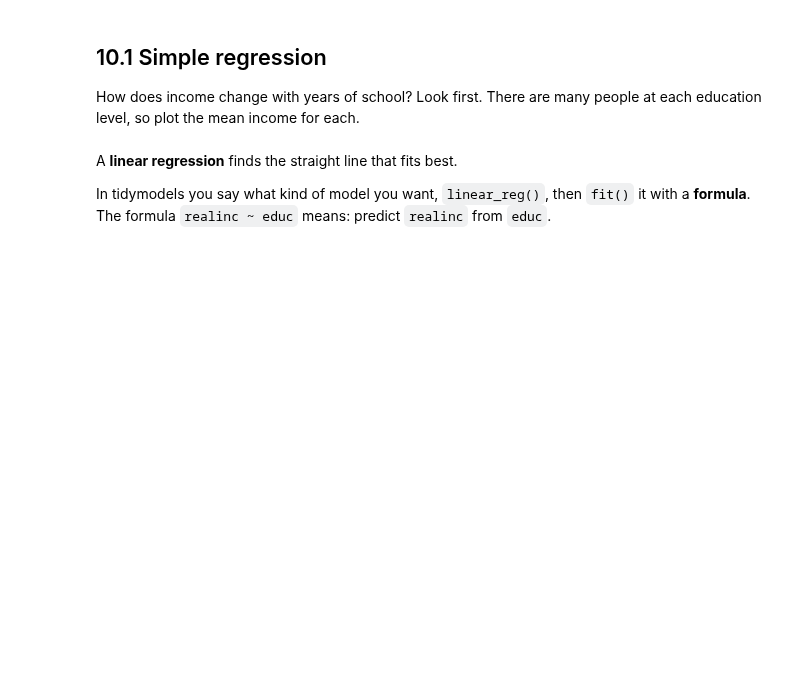
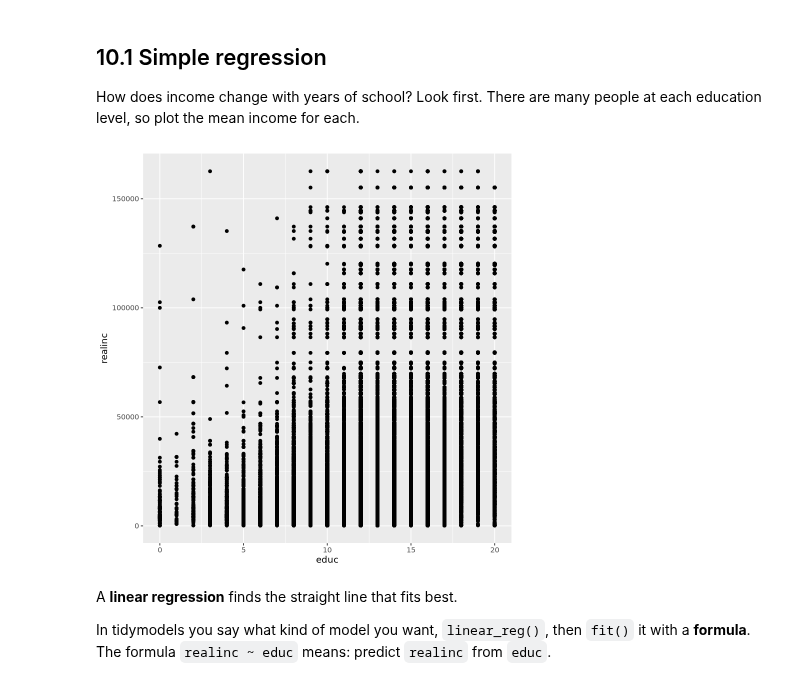
Before and after one commit to carfaro-uncch/codespace, a Jupyter notebook: notebooks/08-lecture-regression.ipynb, the cells around one changed output. Drawn from its saved outputs; the diff is of its cells as text; code cells hidden in the pictures; blank space fills up the shorter version.

```diff
--- a/notebooks/08-lecture-regression.ipynb
+++ b/notebooks/08-lecture-regression.ipynb
@@ -40,6 +70,11 @@ gss |> count(sex)
 ## 10.1 Simple regression
 
 How does income change with years of school? Look first. There are many people at each education level, so plot the mean income for each.
+# %%
+ggplot(gss, aes(x = educ, y = realinc)) + geom_point()
+options(repr.plot.res = 250, repr.plot.height = 3, repr.plot.width = 5)
+# %% [output]
+[figure, added]
 # %%
 gss |>
     group_by(educ) |>
```
Also changed, not shown: parts of 27 cells of this notebook.
